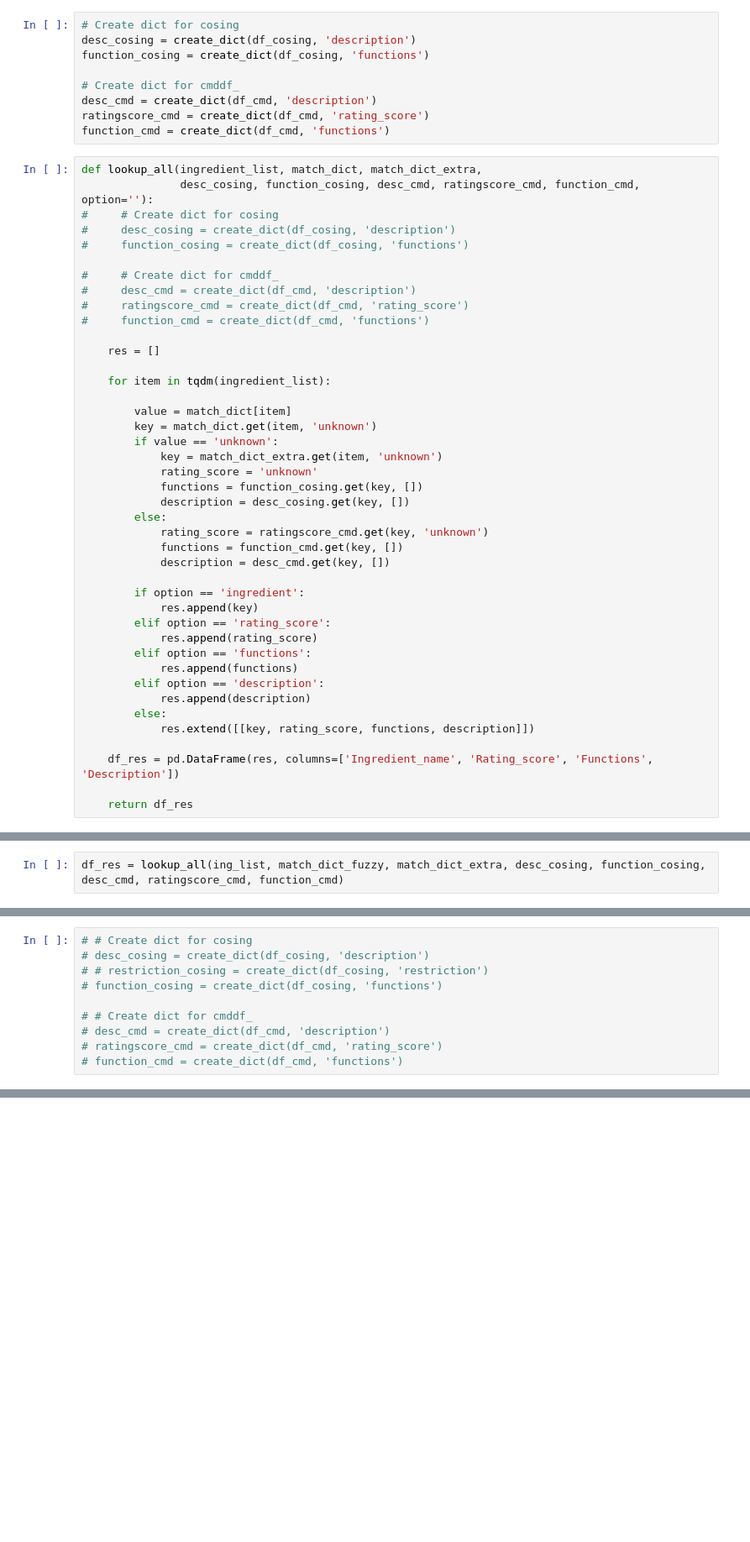
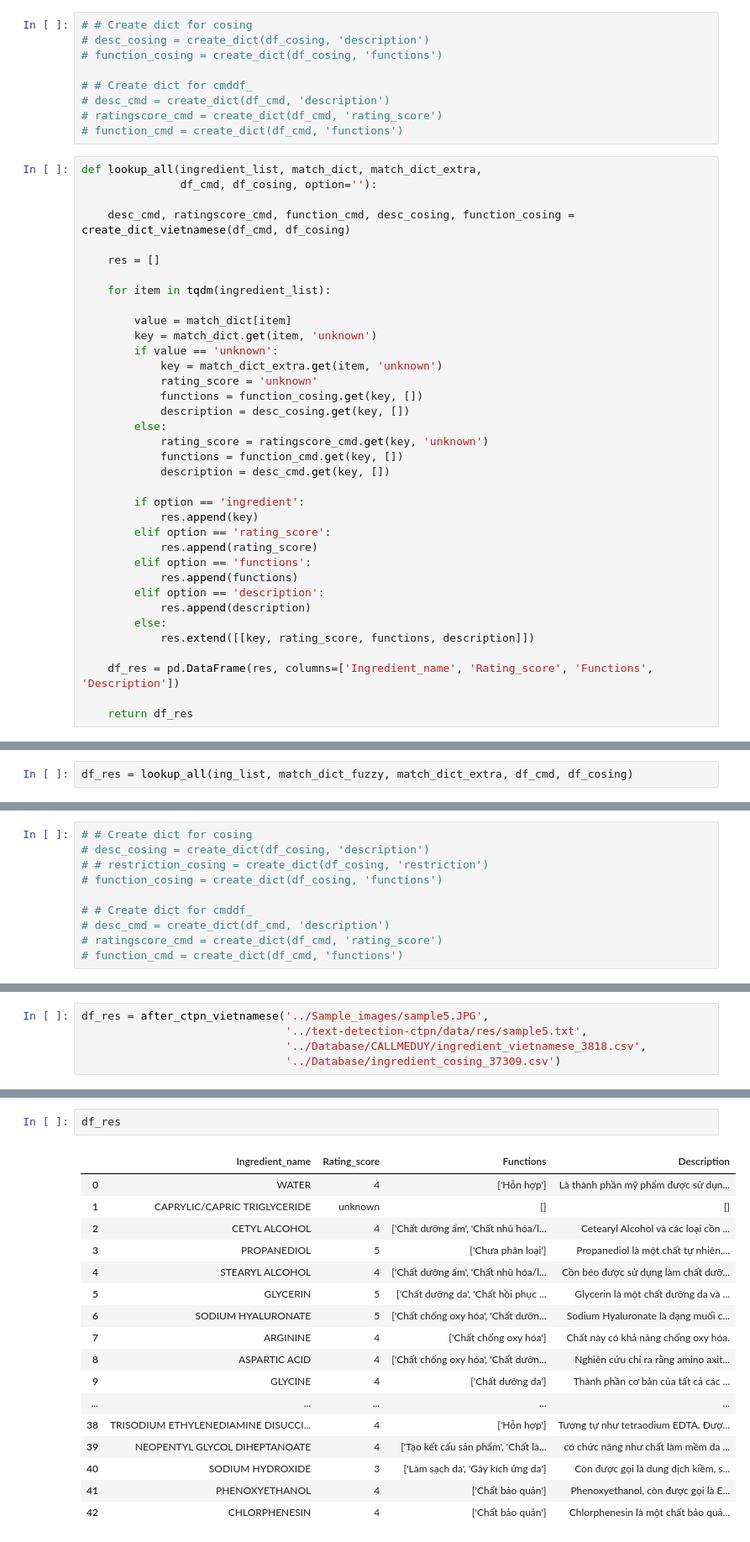
Before and after one commit to hienngn/coderschool-final-project, a Jupyter notebook: Executing/OCR_Vietnamese.ipynb, the cells around one changed output, grey strips where cells are left out. Shown at 84% size. Cells and saved outputs as stored; diff of their text form; blank space fills up the shorter version.

Commit message:
Hien - Randomforest model and more data

```diff
--- a/Executing/OCR_Vietnamese.ipynb
+++ b/Executing/OCR_Vietnamese.ipynb
@@ -421,23 +455,17 @@ def lookup_cosing(ingredient_list, match_dict, rating_dict, category_dict, optio
 # %%
-# Create dict for cosing
-desc_cosing = create_dict(df_cosing, 'description')
-function_cosing = create_dict(df_cosing, 'functions')
+# # Create dict for cosing
+# desc_cosing = create_dict(df_cosing, 'description')
+# function_cosing = create_dict(df_cosing, 'functions')
 
-# Create dict for cmddf_
-desc_cmd = create_dict(df_cmd, 'description')
-ratingscore_cmd = create_dict(df_cmd, 'rating_score')
-function_cmd = create_dict(df_cmd, 'functions')
+# # Create dict for cmddf_
+# desc_cmd = create_dict(df_cmd, 'description')
+# ratingscore_cmd = create_dict(df_cmd, 'rating_score')
+# function_cmd = create_dict(df_cmd, 'functions')
 # %%
 def lookup_all(ingredient_list, match_dict, match_dict_extra,
-               desc_cosing, function_cosing, desc_cmd, ratingscore_cmd, function_cmd, option=''):
-#     # Create dict for cosing
-#     desc_cosing = create_dict(df_cosing, 'description')
-#     function_cosing = create_dict(df_cosing, 'functions')
+               df_cmd, df_cosing, option=''):
 
-#     # Create dict for cmddf_
-#     desc_cmd = create_dict(df_cmd, 'description')
-#     ratingscore_cmd = create_dict(df_cmd, 'rating_score')
-#     function_cmd = create_dict(df_cmd, 'functions')
+    desc_cmd, ratingscore_cmd, function_cmd, desc_cosing, function_cosing = create_dict_vietnamese(df_cmd, df_cosing)
 
     res = []
 
@@ -670,7 +698,7 @@ match_dict_extra
  'PENTYLENE GLYCOL. TRIETHANOLAMINE': 'DIETHYLENE GLYCOL DIETHYLHEXANOATE',
  'CHLORPHENESIN. EEE ERE': 'CHLORPHENESIN'}
 # %%
-df_res = lookup_all(ing_list, match_dict_fuzzy, match_dict_extra, desc_cosing, function_cosing, desc_cmd, ratingscore_cmd, function_cmd)
+df_res = lookup_all(ing_list, match_dict_fuzzy, match_dict_extra, df_cmd, df_cosing)
 # %%
 df_res
 # %% [output]
@@ -703,0 +798,5 @@ df_res
+# %%
+df_res = after_ctpn_vietnamese('../Sample_images/sample5.JPG',
+                               '../text-detection-ctpn/data/res/sample5.txt',
+                               '../Database/CALLMEDUY/ingredient_vietnamese_3818.csv',
+                               '../Database/ingredient_cosing_37309.csv')
@@ -703,0 +809,20 @@ df_res
+# %%
+df_res
+# %% [output]
+|  | Ingredient_name | Rating_score | Functions | Description |
+| 0 | WATER | 4 | ['Hỗn hợp'] | Là thành phần mỹ phẩm được sử dụn... |
+| 1 | CAPRYLIC/CAPRIC TRIGLYCERIDE | unknown | [] | [] |
+| 2 | CETYL ALCOHOL | 4 | ['Chất dưỡng ẩm', 'Chất nhũ hóa/l... | Cetearyl Alcohol và các loại cồn ... |
+| 3 | PROPANEDIOL | 5 | ['Chưa phân loại'] | Propanediol là một chất tự nhiên,... |
+| 4 | STEARYL ALCOHOL | 4 | ['Chất dưỡng ẩm', 'Chất nhũ hóa/l... | Cồn béo được sử dụng làm chất dưỡ... |
+| 5 | GLYCERIN | 5 | ['Chất dưỡng da', 'Chất hồi phục ... | Glycerin là một chất dưỡng da và ... |
+| 6 | SODIUM HYALURONATE | 5 | ['Chất chống oxy hóa', 'Chất dưỡn... | Sodium Hyaluronate là dạng muối c... |
+| 7 | ARGININE | 4 | ['Chất chống oxy hóa'] | Chất này có khả năng chống oxy hóa. |
+| 8 | ASPARTIC ACID | 4 | ['Chất chống oxy hóa', 'Chất dưỡn... | Nghiên cứu chỉ ra rằng amino axit... |
+| 9 | GLYCINE | 4 | ['Chất dưỡng da'] | Thành phần cơ bản của tất cả các ... |
+| ... | ... | ... | ... | ... |
+| 38 | TRISODIUM ETHYLENEDIAMINE DISUCCI... | 4 | ['Hỗn hợp'] | Tương tự như tetraodium EDTA. Đượ... |
+| 39 | NEOPENTYL GLYCOL DIHEPTANOATE | 4 | ['Tạo kết cấu sản phẩm', 'Chất là... | có chức năng như chất làm mềm da ... |
+| 40 | SODIUM HYDROXIDE | 3 | ['Làm sạch da', 'Gây kích ứng da'] | Còn được gọi là dung dịch kiềm, s... |
+| 41 | PHENOXYETHANOL | 4 | ['Chất bảo quản'] | Phenoxyethanol, còn được gọi là E... |
+| 42 | CHLORPHENESIN | 4 | ['Chất bảo quản'] | Chlorphenesin là một chất bảo quả... |
```
Also changed, not shown: parts of 8 cells of this notebook, 29 other files.
